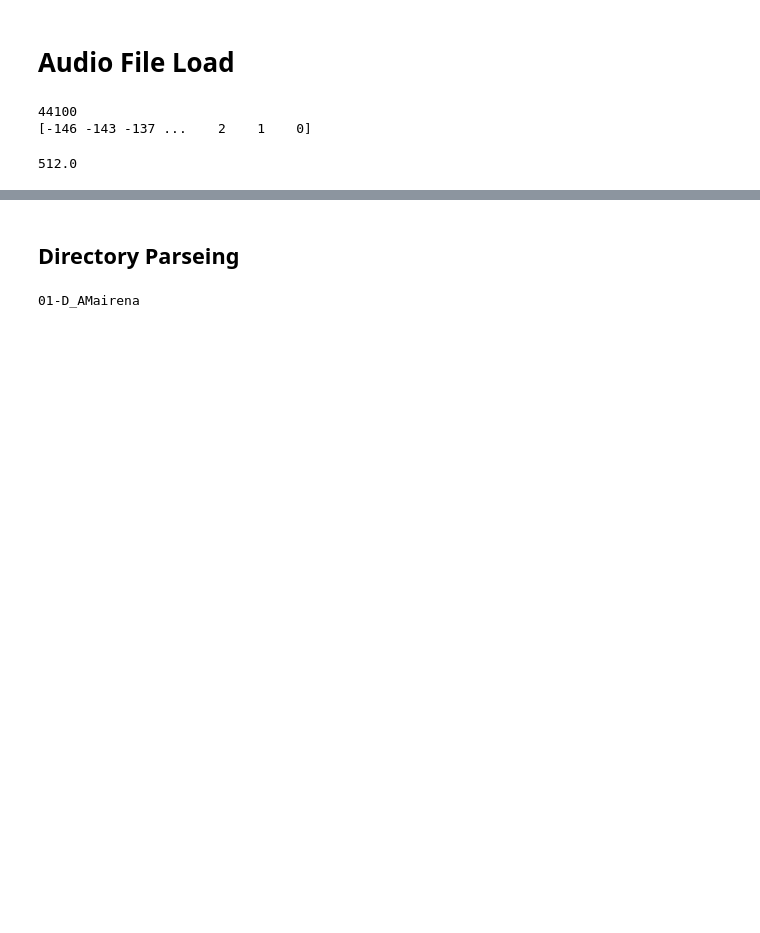
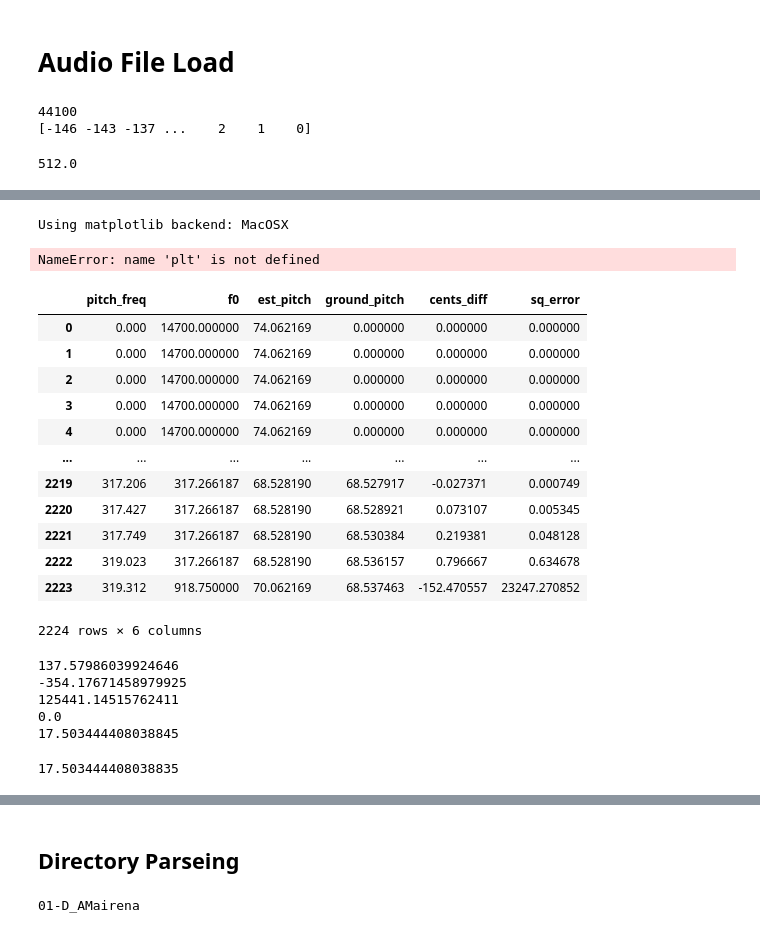
Before and after one commit to VedantKalbag/ACA-assignments, a Jupyter notebook: assignment_1/ass1.ipynb, the cells around one changed output, grey strips where cells are left out. Cells and saved outputs as stored; diff of their text form; code cells hidden in the pictures; blank space fills up the shorter version.

```diff
--- a/assignment_1/ass1.ipynb
+++ b/assignment_1/ass1.ipynb
@@ -281,0 +295,64 @@ comp_acf
+# %%
+%matplotlib
+plt.plot(f0[1000:1500])
+plt.plot(pitch_frequency[1000:1500])
+plt.xlabel('Block Number')
+plt.ylabel('Frequency (Hz)')
+plt.legend(['Estimated Frequency','Ground Truth'])
+plt.title('Estimated Frequency vs Ground Truth (zoomed sample)')
+# %% [output]
+Using matplotlib backend: MacOSX
+NameError: name 'plt' is not defined
+# %%
+import pandas as pd
+df=pd.DataFrame()
+
+lut = np.loadtxt('./trainData/01-D_AMairena.f0.Corrected.txt')
+#NEED TPO REMOVE FIRST 2 ELEMENTS
+onset_seconds = lut[:,1]
+duration_seconds = lut[:,1]
+pitch_frequency = lut[:,2]
+quantized_frequency = lut[:,3]
+
+df['pitch_freq']=pitch_frequency
+df['f0'] = f0
+df['est_pitch'] = est_pitch
+df['ground_pitch'] = ground_pitch
+# %%
+#df['cents_diff']=df['ground_pitch']-df['est_pitch']
+df.loc[df['ground_pitch'] == 0, 'cents_diff'] = 0
+df.loc[df['ground_pitch'] != 0, 'cents_diff'] = 100*(df['ground_pitch']-df['est_pitch'])
+df['sq_error']=df['cents_diff']**2
+df
+# %% [output]
+|  | pitch_freq | f0 | est_pitch | ground_pitch | cents_diff | sq_error |
+| 0 | 0.000 | 14700.000000 | 74.062169 | 0.000000 | 0.000000 | 0.000000 |
+| 1 | 0.000 | 14700.000000 | 74.062169 | 0.000000 | 0.000000 | 0.000000 |
+| 2 | 0.000 | 14700.000000 | 74.062169 | 0.000000 | 0.000000 | 0.000000 |
+| 3 | 0.000 | 14700.000000 | 74.062169 | 0.000000 | 0.000000 | 0.000000 |
+| 4 | 0.000 | 14700.000000 | 74.062169 | 0.000000 | 0.000000 | 0.000000 |
+| ... | ... | ... | ... | ... | ... | ... |
+| 2219 | 317.206 | 317.266187 | 68.528190 | 68.527917 | -0.027371 | 0.000749 |
+| 2220 | 317.427 | 317.266187 | 68.528190 | 68.528921 | 0.073107 | 0.005345 |
+| 2221 | 317.749 | 317.266187 | 68.528190 | 68.530384 | 0.219381 | 0.048128 |
+| 2222 | 319.023 | 317.266187 | 68.528190 | 68.536157 | 0.796667 | 0.634678 |
+| 2223 | 319.312 | 918.750000 | 70.062169 | 68.537463 | -152.470557 | 23247.270852 |
+2224 rows × 6 columns
+# %%
+print(df['cents_diff'].max())
+print(df['cents_diff'].min())
+
+print(df['sq_error'].max())
+print(df['sq_error'].min())
+
+print((df['sq_error'].sum()/len(df))**0.5)
+# %% [output]
+137.57986039924646
+-354.17671458979925
+125441.14515762411
+0.0
+17.503444408038845
+# %%
+np.sqrt(df['sq_error'].mean())
+# %% [output]
+17.503444408038835
```
Also changed, not shown: parts of 13 cells of this notebook, 5 other files.
